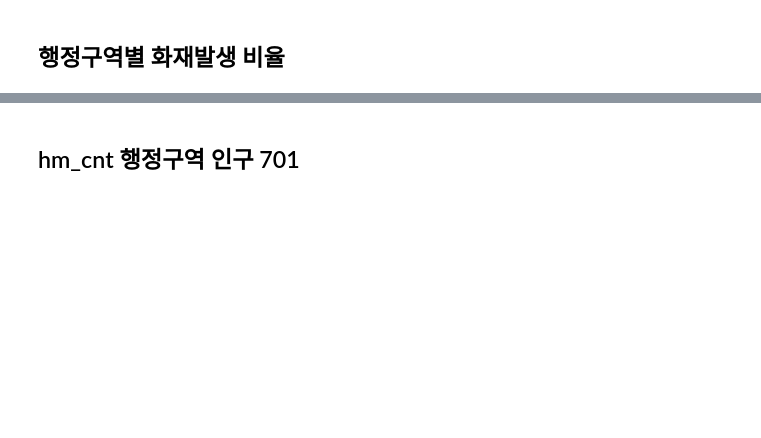
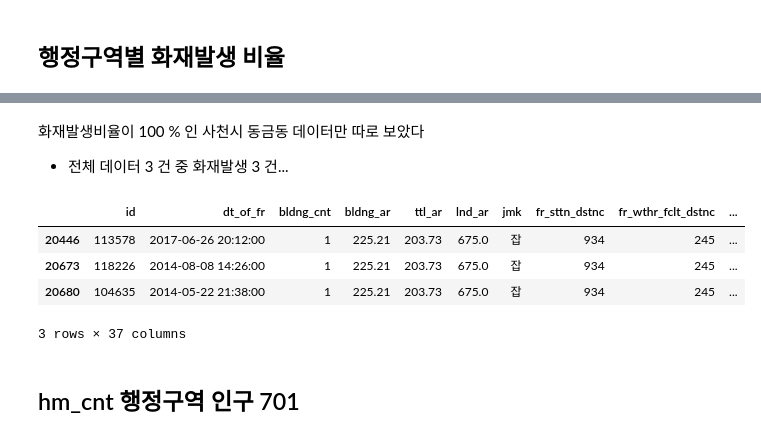
Before and after one commit to hanseul-wang/fire-prediction-model-Kimhae, a Jupyter notebook: Fire/Data_analysis/fire_eda-minju.ipynb, the cells around one changed output, grey strips where cells are left out. Drawn from its saved outputs; the diff is of its cells as text; code cells hidden in the pictures; blank space fills up the shorter version.

```diff
--- a/Fire/Data_analysis/fire_eda-minju.ipynb
+++ b/Fire/Data_analysis/fire_eda-minju.ipynb
@@ -759,2 +732,0 @@ fire_count['경상남도 통영시 용남면']
-# %%
-df = df.drop([9165, 15380, 32671, 36516])
@@ -782,2 +754,13 @@ sns.barplot(y='주소', x='fire_ratioby_emd_nm',data=data)
+# %% [markdown]
+화재발생비율이 100 % 인 사천시 동금동 데이터만 따로 보았다
+- 전체 데이터 3 건 중 화재발생 3 건...
+# %%
+df[df['주소'] == '경상남도 사천시 동금동']
+# %% [output]
+|  | id | dt_of_fr | bldng_cnt | bldng_ar | ttl_ar | lnd_ar | jmk | fr_sttn_dstnc | fr_wthr_fclt_dstnc | ... |
+| 20446 | 113578 | 2017-06-26 20:12:00 | 1 | 225.21 | 203.73 | 675.0 | 잡 | 934 | 245 | ... |
+| 20673 | 118226 | 2014-08-08 14:26:00 | 1 | 225.21 | 203.73 | 675.0 | 잡 | 934 | 245 | ... |
+| 20680 | 104635 | 2014-05-22 21:38:00 | 1 | 225.21 | 203.73 | 675.0 | 잡 | 934 | 245 | ... |
+3 rows × 37 columns
 # %% [markdown]
 ## hm_cnt 행정구역 인구            701
```
Also changed, not shown: parts of 14 cells of this notebook.
